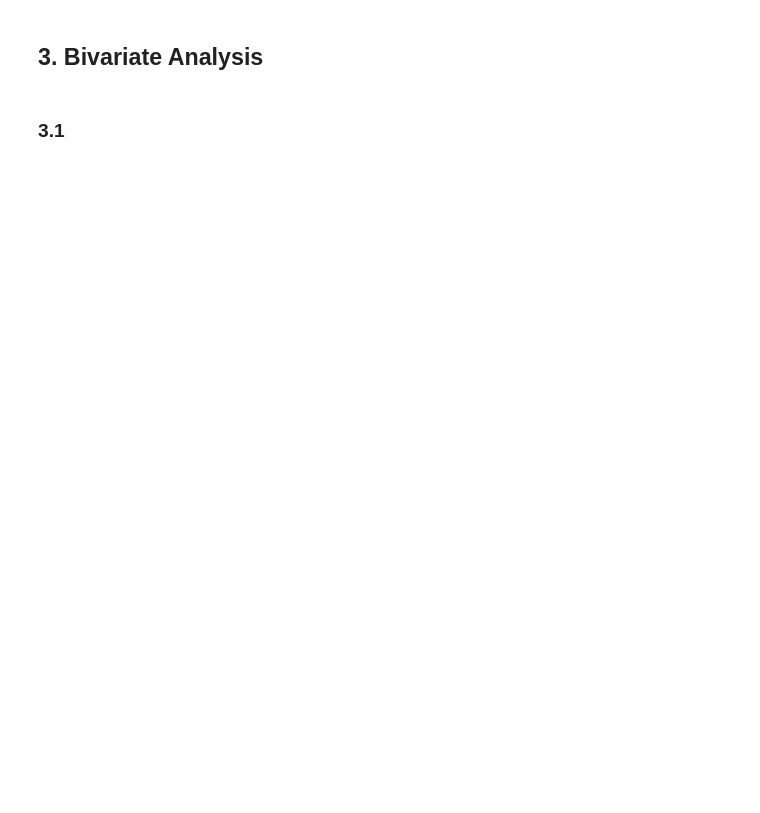
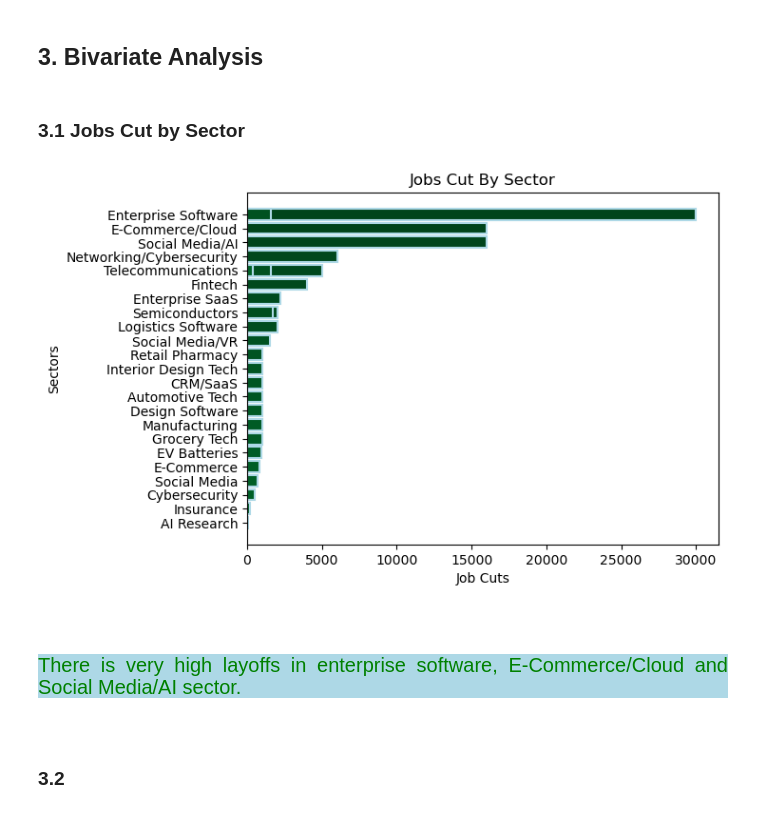
Before and after one commit to Kartika-Nidhi/DS_Projects, a Jupyter notebook: TechLayoffs2026Analysis.ipynb, the cells around one changed output. Drawn from its saved outputs; the diff is of its cells as text; code cells hidden in the pictures; blank space fills up the shorter version.

Commit message:
Job cuts by sector analysis completed

```diff
--- a/TechLayoffs2026Analysis.ipynb
+++ b/TechLayoffs2026Analysis.ipynb
@@ -849,6 +849,30 @@ plt.show()
 # %% [markdown]
 ## 3. Bivariate Analysis
 # %% [markdown]
-### 3.1
+### 3.1 Jobs Cut by Sector
+# %%
+
+data = data.sort_values('jobs_cut', ascending = False)
+plt.barh(
+    data['sector'],
+    data['jobs_cut'],
+    color = plt.cm.Greens(np.linspace(1, 0.9, 28)),
+    linewidth = 1.5,
+    edgecolor = 'lightblue'
+)
+
+plt.title('Jobs Cut By Sector')
+plt.ylabel('Sectors')
+plt.xlabel('Job Cuts')
+plt.gca().invert_yaxis()
+plt.show()
+# %% [output]
+[figure, added]
 # %% [markdown]
 ###
+# %% [markdown]
+<div style = "background-color:lightblue; color:green; font-size:20px; text-align:justify">There is very high layoffs in enterprise software, E-Commerce/Cloud and Social Media/AI sector.
+# %% [markdown]
+<div>
+# %% [markdown]
+### 3.2
```
